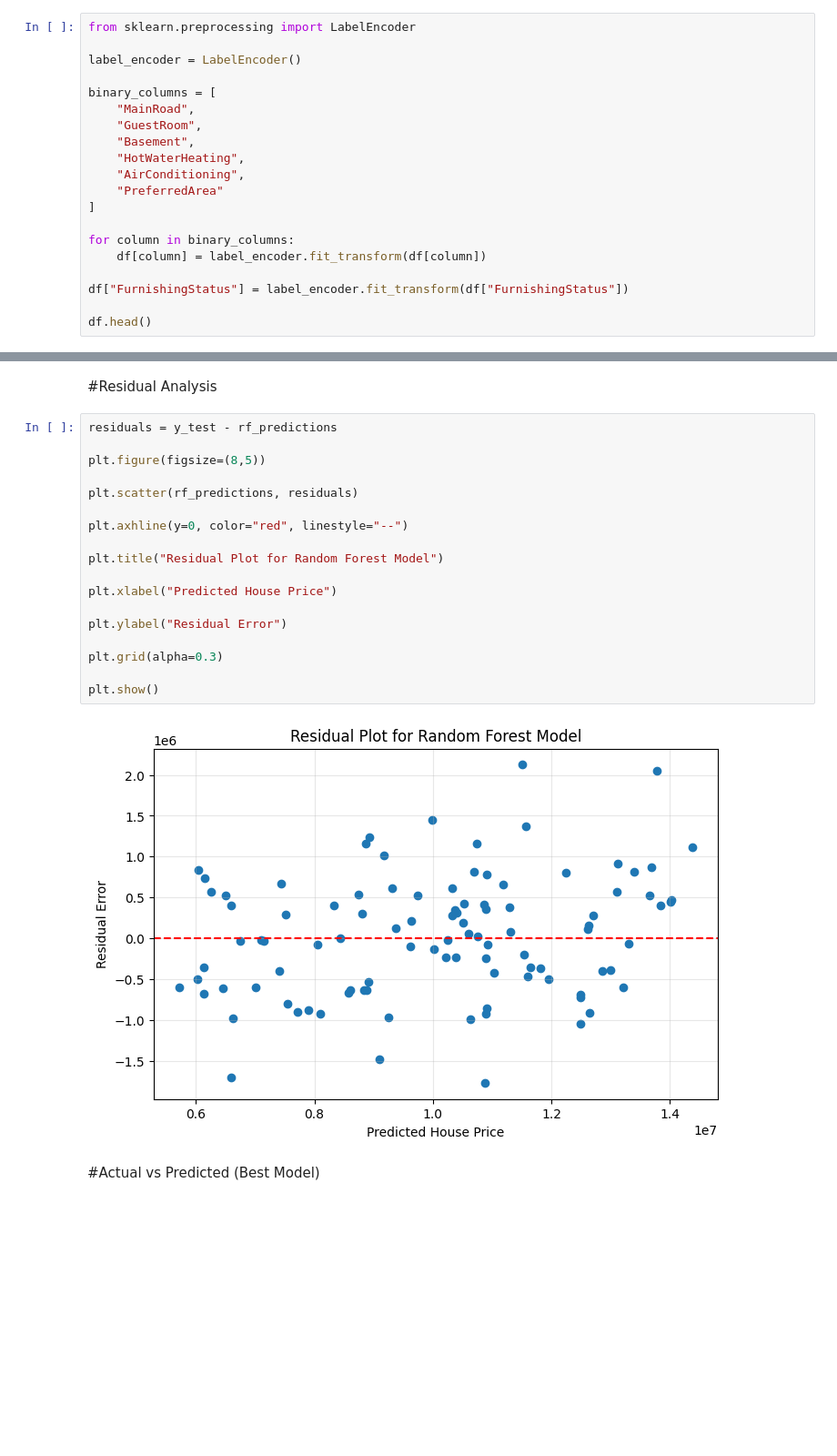
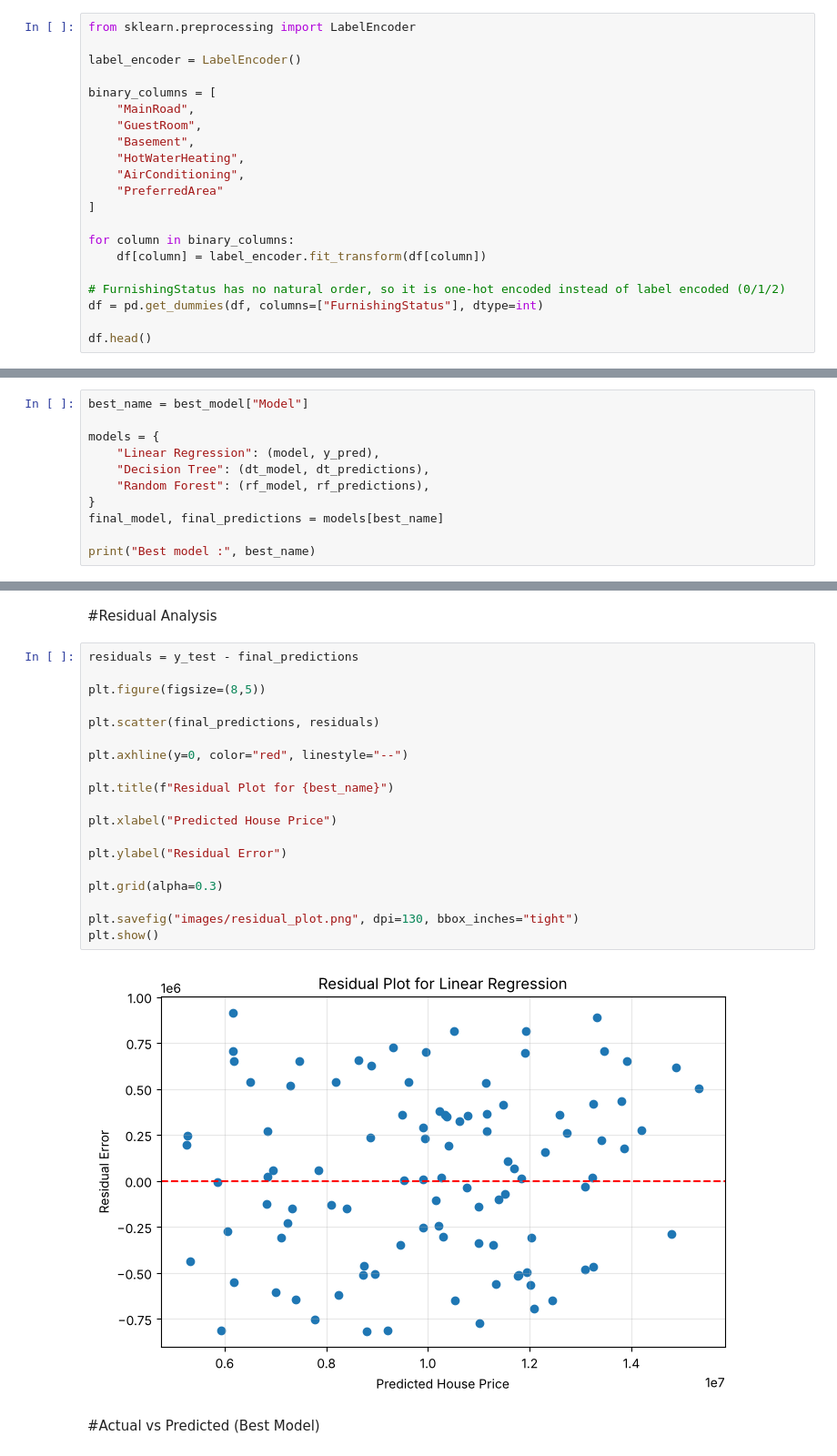
Before and after one commit to hemanthreddy2105/House-Price-Prediction-ML, a Jupyter notebook: House_pricing_analysis.ipynb, the cells around one changed output, grey strips where cells are left out. Shown at 91% size. Cells and saved outputs as stored; diff of their text form; blank space fills up the shorter version.

```diff
--- a/House_pricing_analysis.ipynb
+++ b/House_pricing_analysis.ipynb
@@ -282,7 +288,8 @@ binary_columns = [
 for column in binary_columns:
     df[column] = label_encoder.fit_transform(df[column])
 
-df["FurnishingStatus"] = label_encoder.fit_transform(df["FurnishingStatus"])
+# FurnishingStatus has no natural order, so it is one-hot encoded instead of label encoded (0/1/2)
+df = pd.get_dummies(df, columns=["FurnishingStatus"], dtype=int)
 
 df.head()
 # %% [output]
@@ -545,0 +552,11 @@ dtype: object
+# %%
+best_name = best_model["Model"]
+
+models = {
+    "Linear Regression": (model, y_pred),
+    "Decision Tree": (dt_model, dt_predictions),
+    "Random Forest": (rf_model, rf_predictions),
+}
+final_model, final_predictions = models[best_name]
+
+print("Best model :", best_name)
@@ -674,25 +702,26 @@ Predicted House Price: ₹7,332,144.03
 # %% [markdown]
 #Residual Analysis
 # %%
-residuals = y_test - rf_predictions
+residuals = y_test - final_predictions
 
 plt.figure(figsize=(8,5))
 
-plt.scatter(rf_predictions, residuals)
+plt.scatter(final_predictions, residuals)
 
 plt.axhline(y=0, color="red", linestyle="--")
 
-plt.title("Residual Plot for Random Forest Model")
+plt.title(f"Residual Plot for {best_name}")
 
 plt.xlabel("Predicted House Price")
 
 plt.ylabel("Residual Error")
 
 plt.grid(alpha=0.3)
 
+plt.savefig("images/residual_plot.png", dpi=130, bbox_inches="tight")
 plt.show()
 # %% [output]
-[figure, old version]
+[figure, new version]
 # %% [markdown]
 #Actual vs Predicted (Best Model)
 # %%
```
Also changed, not shown: parts of 44 cells of this notebook, 13 other files.
